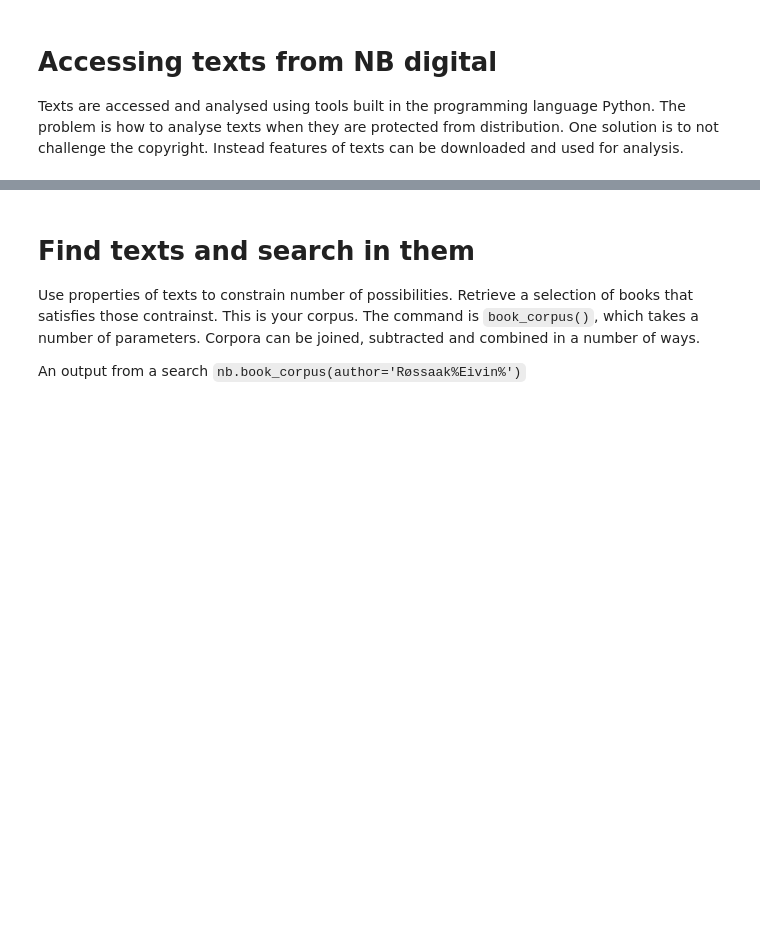
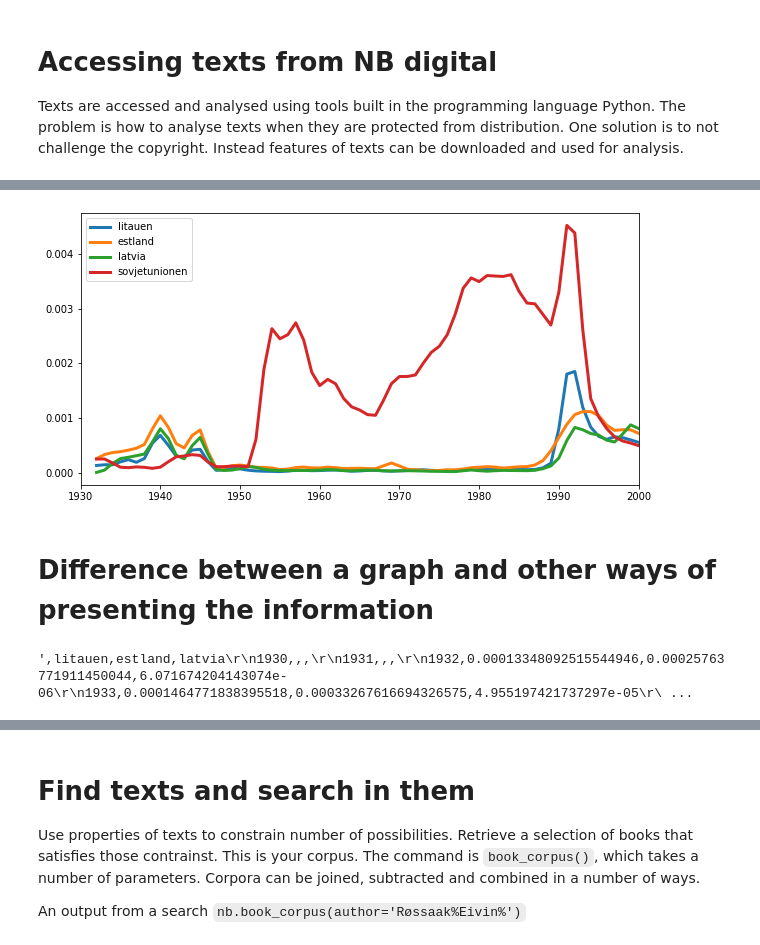
Before and after one commit to Yoonsen/Miscellaneous-Notebooks, a Jupyter notebook: Lecture ATTR.ipynb, the cells around one changed output, grey strips where cells are left out. Drawn from its saved outputs; the diff is of its cells as text; code cells hidden in the pictures; blank space fills up the shorter version.

```diff
--- a/Lecture ATTR.ipynb
+++ b/Lecture ATTR.ipynb
@@ -14,0 +29,4 @@ import pandas as pd
+# %%
+nb.nb_ngram('litauen, estland, latvia, sovjetunionen', years=(1930, 2000), corpus='avis').plot(figsize=(10,5), lw=3);
+# %% [output]
+[figure, added]
@@ -14,0 +37,6 @@ import pandas as pd
+# %% [markdown]
+# Difference between a graph and other ways of presenting the information
+# %%
+x[:900]
+# %% [output]
+',litauen,estland,latvia\r\n1930,,,\r\n1931,,,\r\n1932,0.00013348092515544946,0.00025763771911450044,6.071674204143074e-06\r\n1933,0.0001464771838395518,0.00033267616694326575,4.955197421737297e-05\r\ ...
```
Also changed, not shown: parts of 45 cells of this notebook.
